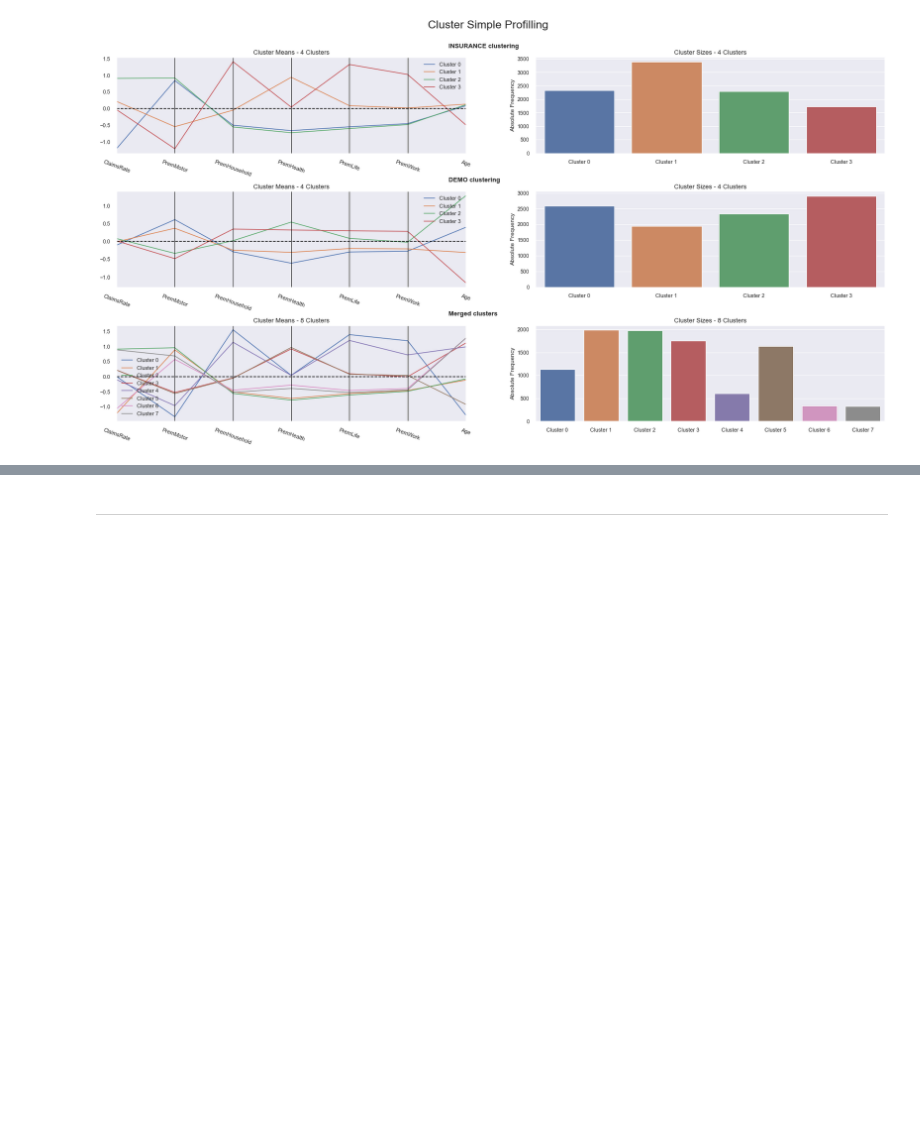
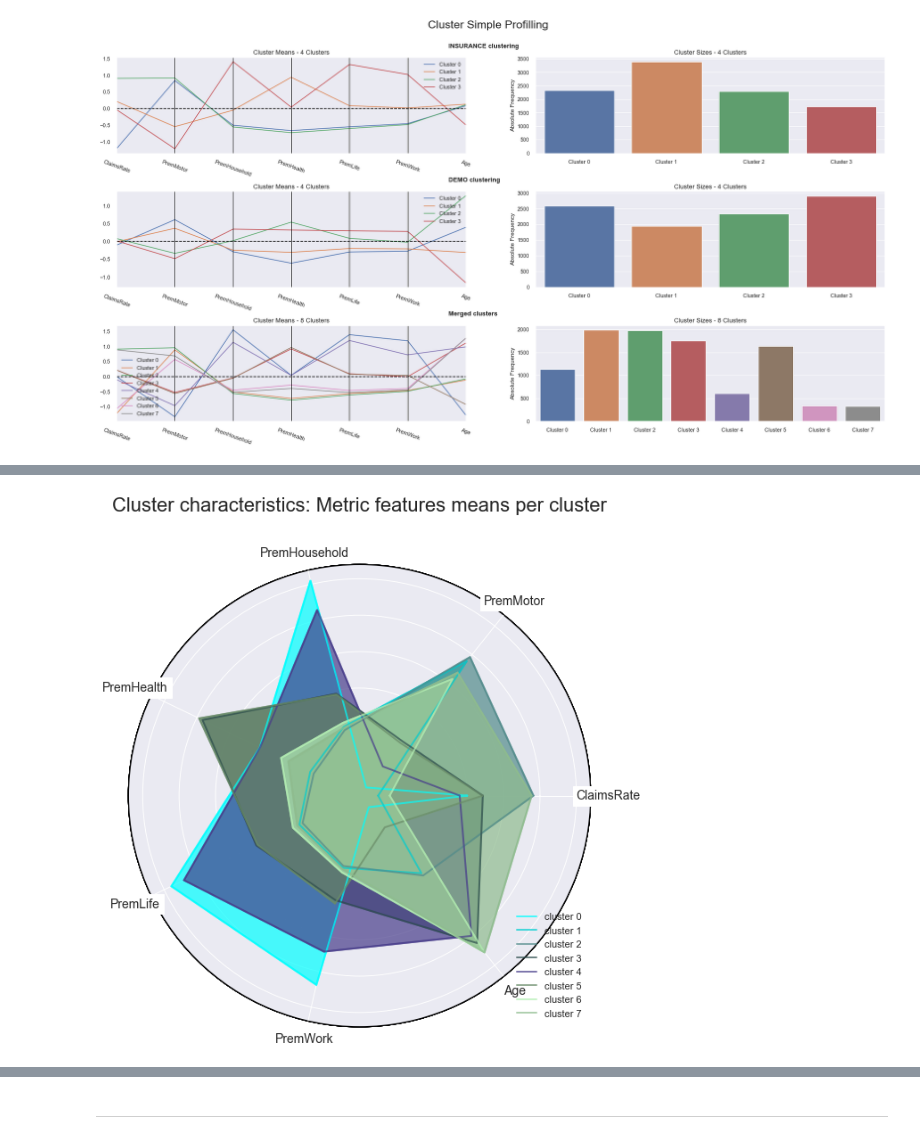
Before and after one commit to henrymmarques/DMProject, a Jupyter notebook: V3.0-preprocess copy.ipynb, the cells around one changed output, grey strips where cells are left out. Saved outputs shown, nothing was run; the diff lists cells and outputs as text; code cells hidden in the pictures; blank space fills up the shorter version.

```diff
--- a/V3.0-preprocess copy.ipynb
+++ b/V3.0-preprocess copy.ipynb
@@ -1871,3 +1871,8 @@ cluster_profiles(
 )
 # %% [output]
 [figure]
+# %%
+# Characterizing the final clusters
+df_means = df.groupby('merged_labels').mean().copy()
+df_means= df_means[metric_features]
+df_means
@@ -1873,0 +1890,45 @@ cluster_profiles(
+# %%
+cluster_colors = ['#00FFFF', '#00CED1', '#528B8B', '#2F4F4F', '#483D8B', '#698B69', '#B4EEB4', '#8FBC8F']
+
+class Radar(object):
+    def __init__(self, figure, title, labels, rect=None):
+        if rect is None:
+            rect = [0.05, 0.05, 0.9, 0.9]
+
+        self.n = len(title)
+        self.angles = np.arange(0, 360, 360.0/self.n)
+
+        self.axes = [figure.add_axes(rect, projection='polar', label='axes%d' % i) for i in range(self.n)]
+        self.ax = self.axes[0]
+        self.ax.set_thetagrids(self.angles, labels=title, fontsize=14, backgroundcolor="white",zorder=999) # Feature names
+        self.ax.set_yticklabels([])
+
+        for ax in self.axes[1:]:
+            ax.xaxis.set_visible(False)
+            ax.set_yticklabels([])
+            ax.set_zorder(-99)
+
+        for ax, angle, label in zip(self.axes, self.angles, labels):
+            ax.spines['polar'].set_color('black')
+            ax.spines['polar'].set_zorder(-99)
+
+    def plot(self, values, *args, **kw):
+        angle = np.deg2rad(np.r_[self.angles, self.angles[0]])
+        values = np.r_[values, values[0]]
+        self.ax.plot(angle, values, *args, **kw)
+        kw['label'] = '_noLabel'
+        self.ax.fill(angle, values,*args,**kw)
+
+fig = plt.figure(figsize=(8, 8))
+no_features = len(metric_features)
+radar = Radar(fig, metric_features, np.unique(df['merged_labels']))
+
+for k in range(0,len(np.unique(df['merged_labels']))):
+    cluster_data = df_means.T[k].values.tolist()
+    radar.plot(cluster_data,  '-', lw=2, color=cluster_colors[k], alpha=0.7, label='cluster {}'.format(k))
+
+radar.ax.legend()
+radar.ax.set_title("Cluster characteristics: Metric features means per cluster", size=22, pad=60)
+plt.show()
+# %% [output]
+[figure, added]
```
Also changed, not shown: parts of 22 cells of this notebook.
